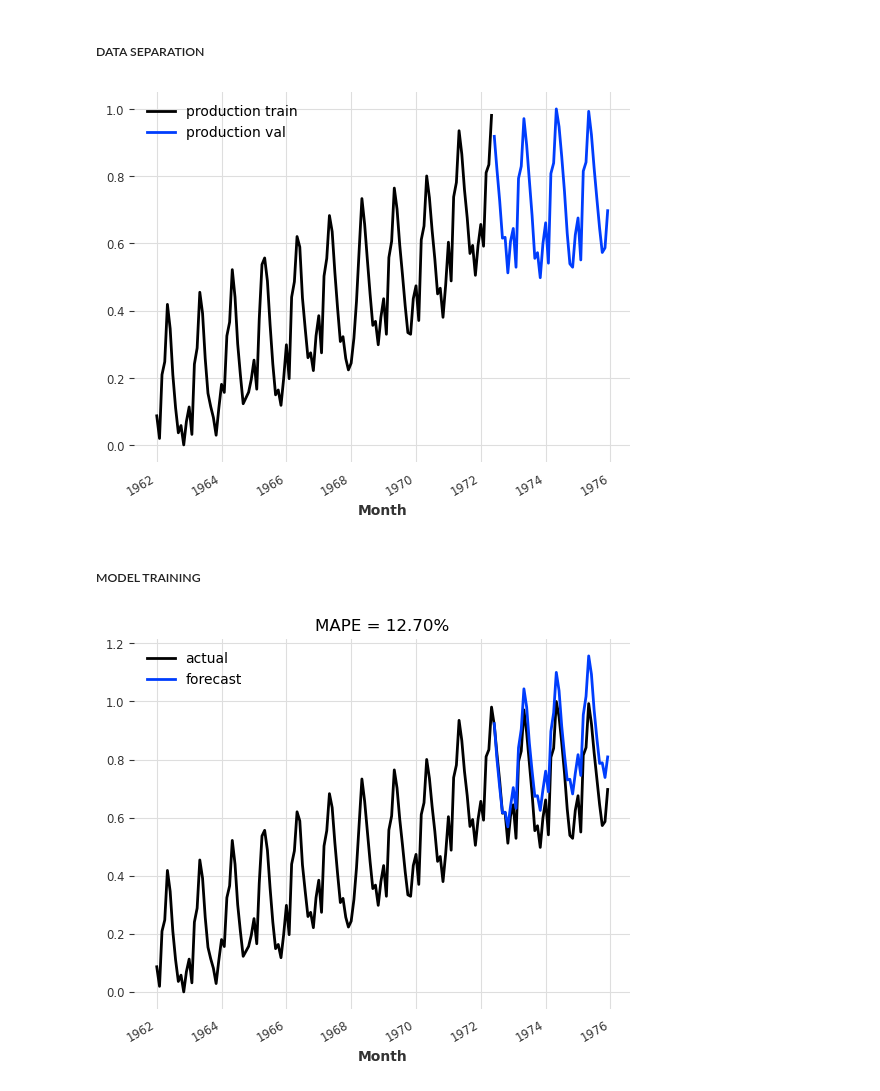
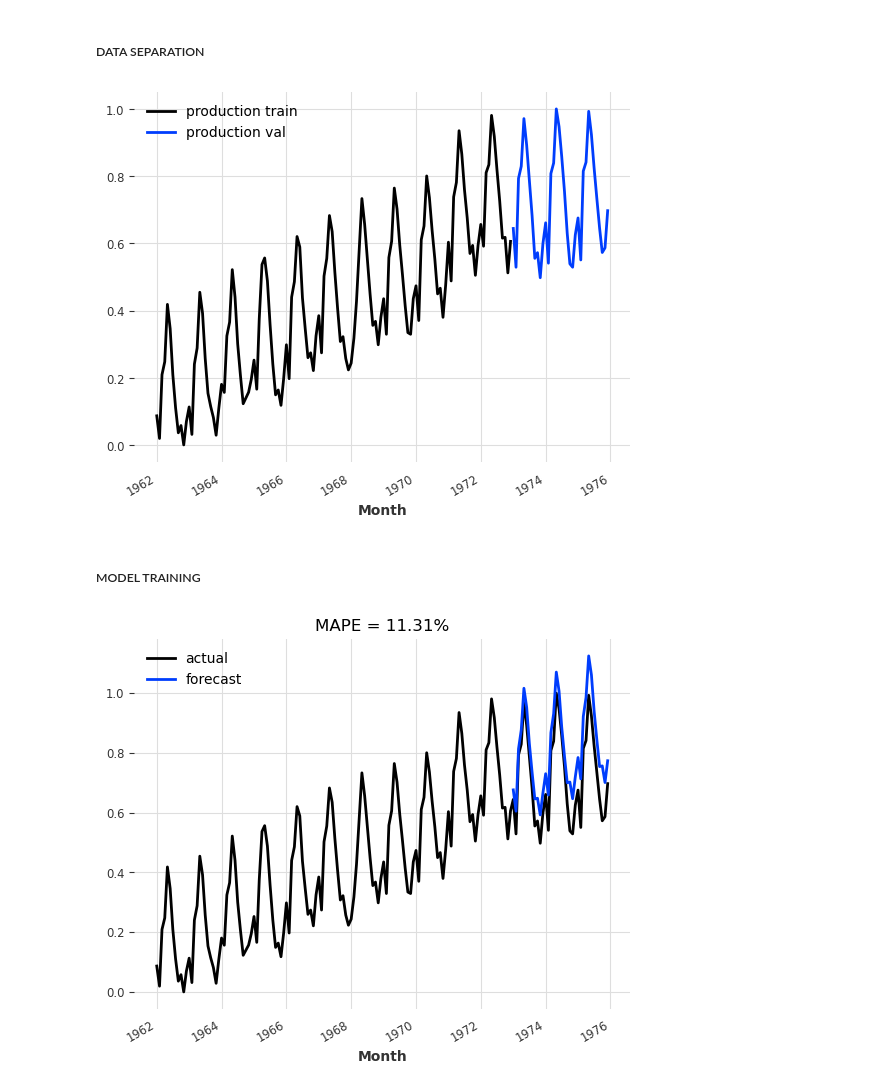
Before and after one commit to igerardoh/timeseries-production-forecast, a Jupyter notebook: code/1D_ExponentialSmoothing_monthly.ipynb, the cells around one changed output. Saved outputs shown, nothing was run; the diff lists cells and outputs as text; code cells hidden in the pictures.

```diff
--- a/code/1D_ExponentialSmoothing.ipynb
+++ b/code/1D_ExponentialSmoothing_monthly.ipynb
@@ -57,8 +57,13 @@ import numpy as np
 import torch
 import matplotlib.pyplot as plt
 
+# define attributes
+TIME_COL = 'Month'
+TARGET_COL = 'Pounds per cow'
+
 # read dataset and make a table
-data = pd.read_csv('../dataset/MonthlyMilkIncompleteDataset.csv', header=0)#, parse_dates=["Month"])
+data = pd.read_csv('../dataset/MonthlyMilkIncompleteDataset.csv', header=0, parse_dates=[TIME_COL], dayfirst=False)
+
 print(data.info())
 data
 # %% [output]
@@ -102,14 +107,12 @@ from darts.utils.missing_values import fill_missing_values
 # Create a TimeSeries, specifying the time and value columns
 series = TimeSeries.from_dataframe(
     data,
-    time_col="Month",
-    value_cols="Pounds per cow",
+    time_col=TIME_COL,
+    value_cols=TARGET_COL,
     fill_missing_dates=True,
     freq="MS",  # "M" stands for monthly
 )
 
-#series = fill_missing_values(series=series, fill='auto')
-
 series
 # %% [output]
 <TimeSeries (DataArray) (Month: 168, component: 1, sample: 1)>
@@ -153,26 +156,28 @@ plt.legend();
 ##### DATA SEPARATION
 # %%
 # Split Dataset into Training and Validation sets
-train, val = series.split_before(0.75)
-#train, val = series.split_before(pd.Timestamp("1973-01-01"))
+#train, val = series.split_before(0.75)
+train, val = series.split_before(pd.Timestamp("1973-01-01"))
 
 
-train['Pounds per cow'].plot(label='production train')
-val['Pounds per cow'].plot(label='production val');
+train[TARGET_COL].plot(label='production train')
+val[TARGET_COL].plot(label='production val');
 # %% [output]
-[figure, old version]
+[figure, new version]
 # %% [markdown]
 ##### MODEL TRAINING
 # %%
 from darts.models import ExponentialSmoothing
 
+N_PRED = len(val)
+
 model = ExponentialSmoothing()
 model.fit(train)
-pred = model.predict(len(val))
+pred = model.predict(N_PRED)
 
 series.plot(label="actual")
 pred.plot(label="forecast")
 plt.title("MAPE = {:.2f}%".format(mape(pred, val)))
 plt.legend();
 # %% [output]
-[figure, old version]
+[figure, new version]
```
Also changed, not shown: parts of 3 cells of this notebook, 1 other file.
